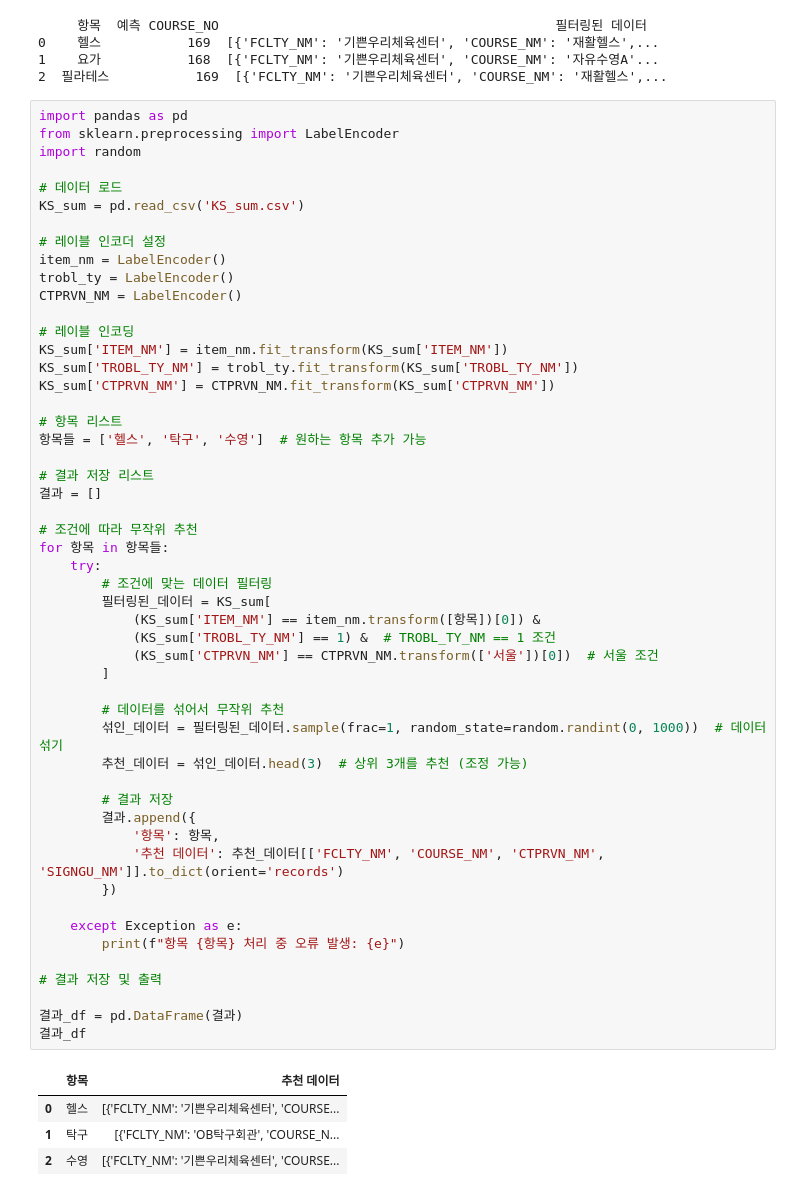
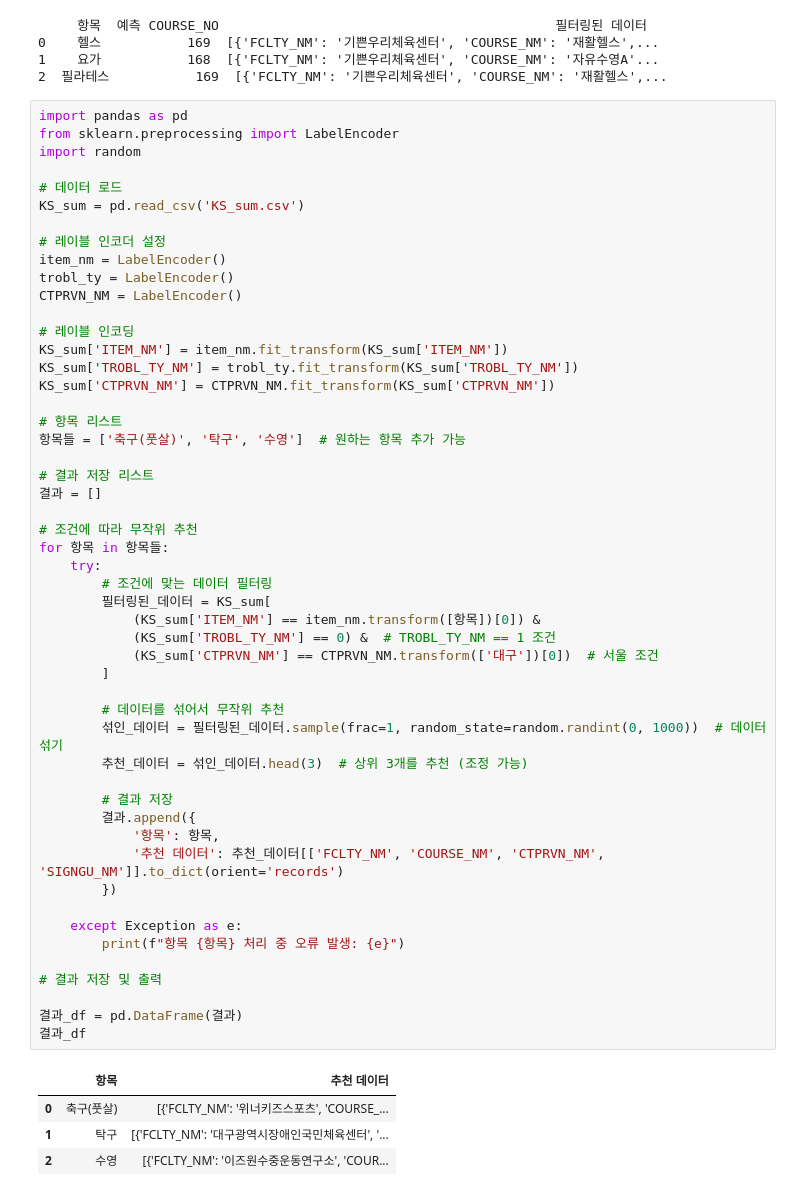
Before and after one commit to hyunwoo612/spotlight, a Jupyter notebook: backend/s.ipynb, the cells around one changed output. Drawn from its saved outputs; the diff is of its cells as text.

```diff
--- a/backend/s.ipynb
+++ b/backend/s.ipynb
@@ -496,40 +511,40 @@ KS_sum['TROBL_TY_NM'] = trobl_ty.fit_transform(KS_sum['TROBL_TY_NM'])
 KS_sum['CTPRVN_NM'] = CTPRVN_NM.fit_transform(KS_sum['CTPRVN_NM'])
 
 # 항목 리스트
-항목들 = ['헬스', '탁구', '수영']  # 원하는 항목 추가 가능
+항목들 = ['축구(풋살)', '탁구', '수영']  # 원하는 항목 추가 가능
 
 # 결과 저장 리스트
 결과 = []
 
 # 조건에 따라 무작위 추천
 for 항목 in 항목들:
     try:
         # 조건에 맞는 데이터 필터링
         필터링된_데이터 = KS_sum[
             (KS_sum['ITEM_NM'] == item_nm.transform([항목])[0]) &
-            (KS_sum['TROBL_TY_NM'] == 1) &  # TROBL_TY_NM == 1 조건
-            (KS_sum['CTPRVN_NM'] == CTPRVN_NM.transform(['서울'])[0])  # 서울 조건
+            (KS_sum['TROBL_TY_NM'] == 0) &  # TROBL_TY_NM == 1 조건
+            (KS_sum['CTPRVN_NM'] == CTPRVN_NM.transform(['대구'])[0])  # 서울 조건
         ]
 
         # 데이터를 섞어서 무작위 추천
         섞인_데이터 = 필터링된_데이터.sample(frac=1, random_state=random.randint(0, 1000))  # 데이터 섞기
         추천_데이터 = 섞인_데이터.head(3)  # 상위 3개를 추천 (조정 가능)
 
         # 결과 저장
         결과.append({
             '항목': 항목,
             '추천 데이터': 추천_데이터[['FCLTY_NM', 'COURSE_NM', 'CTPRVN_NM', 'SIGNGU_NM']].to_dict(orient='records')
         })
 
     except Exception as e:
         print(f"항목 {항목} 처리 중 오류 발생: {e}")
 
 # 결과 저장 및 출력
 
 결과_df = pd.DataFrame(결과)
 결과_df
 # %% [output]
 |  | 항목 | 추천 데이터 |
-| 0 | 헬스 | [{'FCLTY_NM': '기쁜우리체육센터', 'COURSE... |
-| 1 | 탁구 | [{'FCLTY_NM': 'OB탁구회관', 'COURSE_N... |
-| 2 | 수영 | [{'FCLTY_NM': '기쁜우리체육센터', 'COURSE... |
+| 0 | 축구(풋살) | [{'FCLTY_NM': '위너키즈스포츠', 'COURSE_... |
+| 1 | 탁구 | [{'FCLTY_NM': '대구광역시장애인국민체육센터', '... |
+| 2 | 수영 | [{'FCLTY_NM': '이즈원수중운동연구소', 'COUR... |
```
Also changed, not shown: parts of 4 cells of this notebook, 8 other files.
